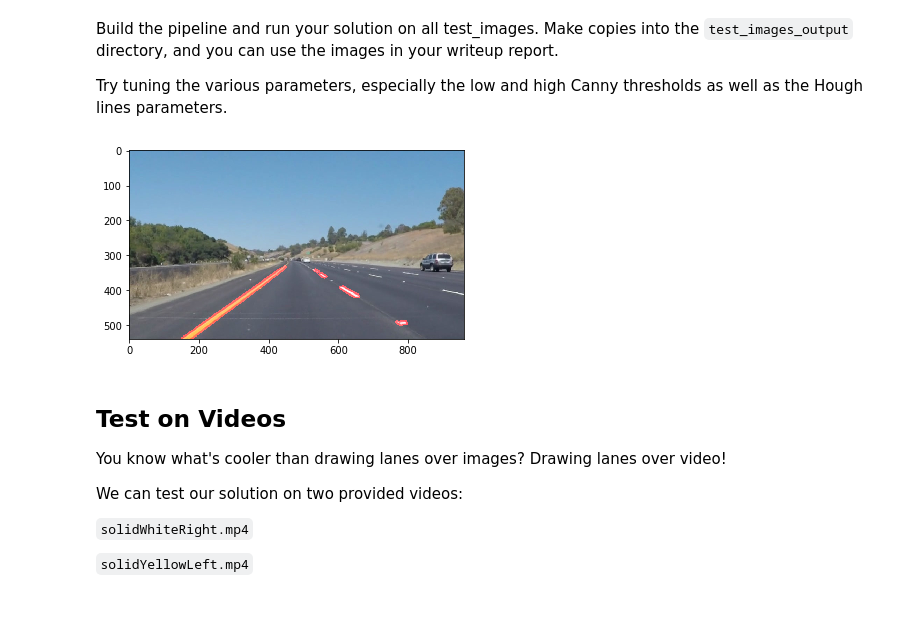
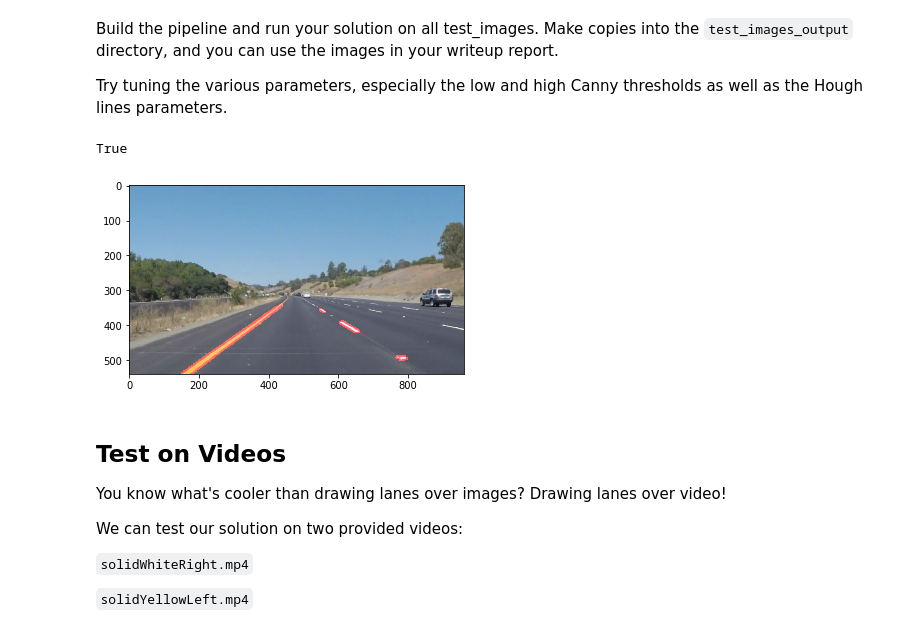
Before and after one commit to Hailey0528/CarND-LaneLines-P1, a Jupyter notebook: P1.ipynb, the cells around one changed output. Saved outputs shown, nothing was run; the diff lists cells and outputs as text; code cells hidden in the pictures.

```diff
--- a/P1.ipynb
+++ b/P1.ipynb
@@ -194,34 +193,58 @@ Build the pipeline and run your solution on all test_images. Make copies into th
 
 Try tuning the various parameters, especially the low and high Canny thresholds as well as the Hough lines parameters.
 # %%
-# TODO: Build your pipeline that will draw lane lines on the test_images
-# then save them to the test_images_output directory.
+# pipeline for processing the image
+
+# read the image
 image = mpimg.imread('test_images/solidYellowCurve.jpg')
+
+# convert the RGB image to gray image
 gray = grayscale(image)
 
-# Define a kernel size for Gaussian smoothing / blurring
+# Define a kernel size for Gaussian smoothing, because the canny edge detection is affected easily by noise in the image
 kernel_size = 5 # Must be an odd number (3, 5, 7...)
 blur_gray = gaussian_blur(gray, kernel_size)
 
+# use canny edge detection to detect the edges of the image processed with gaussian filter
 low_threshold = 50
 high_threshold = 150
 edges = canny(blur_gray, low_threshold, high_threshold)
-#select the interesting region
+
+# select the interesting region
 imshape = image.shape
-vertices = np.array([[(130, imshape[0]), (450, 330),(550, 330), (960,imshape[0])]], dtype=np.int32)
+triangle_x1 = int(imshape[1]/2)
+triangle_y1 = int(imshape[0]/5*3)
+triangle_x2 = 0
+triangle_y2 = imshape[0]
+triangle_x3 = imshape[1]
+triangle_y3 = imshape[0]
+vertices = np.array([[(triangle_x1, triangle_y1), (triangle_x2, triangle_y2),(triangle_x3, triangle_y3)]], dtype=np.int32)
 masked_edges = region_of_interest(edges, vertices);
 
-rho = 1 # distance resolution in pixels of the Hough grid
-theta = np.pi/180 # angular resolution in radians of the Hough grid
-threshold = 5     # minimum number of votes (intersections in Hough grid cell)
-min_line_len = 10 #minimum number of pixels making up a line
+# detect the hough lines
+rho = 1             # distance resolution in pixels of the Hough grid
+theta = np.pi/180   # angular resolution in radians of the Hough grid
+threshold = 10       # minimum number of votes (intersections in Hough grid cell)
+min_line_len = 10   # minimum number of pixels making up a line
 max_line_gap = 5    # maximum gap in pixels between connectable line segments
 color_lines = hough_lines(masked_edges, rho, theta, threshold, min_line_len, max_line_gap)
+
+# add the lines in the original image
 lines_edges = weighted_img(image, color_lines, α=0.8, β=1., γ=0.)
+
+# show the image
 plt.imshow(lines_edges)
-imageio.imwrite('test_images_output/solidYellowCurve.jpg', lines_edges)
+
+# save image to the specific folder
+cv2.imwrite('test_images_output/grayImage.jpg', gray)
+cv2.imwrite('test_images_output/blurGrayImage.jpg', blur_gray)
+cv2.imwrite('test_images_output/edges.jpg', edges)
+cv2.imwrite('test_images_output/masked_edges.jpg', masked_edges)
+cv2.imwrite('test_images_output/color_lines.jpg', color_lines)
+cv2.imwrite('test_images_output/solidYellowCurve.jpg', lines_edges)
 # %% [output]
+True
-[figure, old version]
+[figure, new version]
 # %% [markdown]
 ## Test on Videos
 
```
Also changed, not shown: parts of 7 cells of this notebook, 14 other files.
